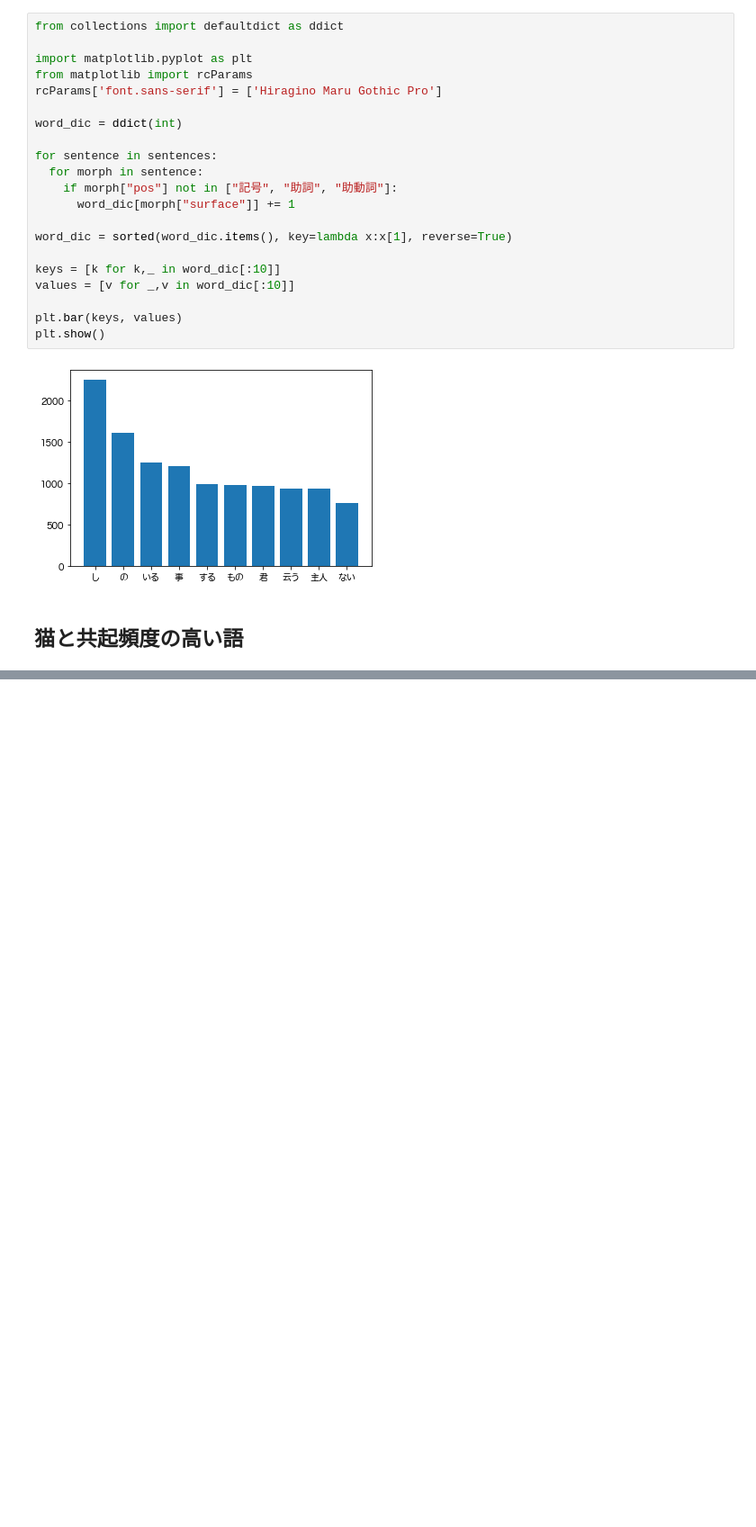
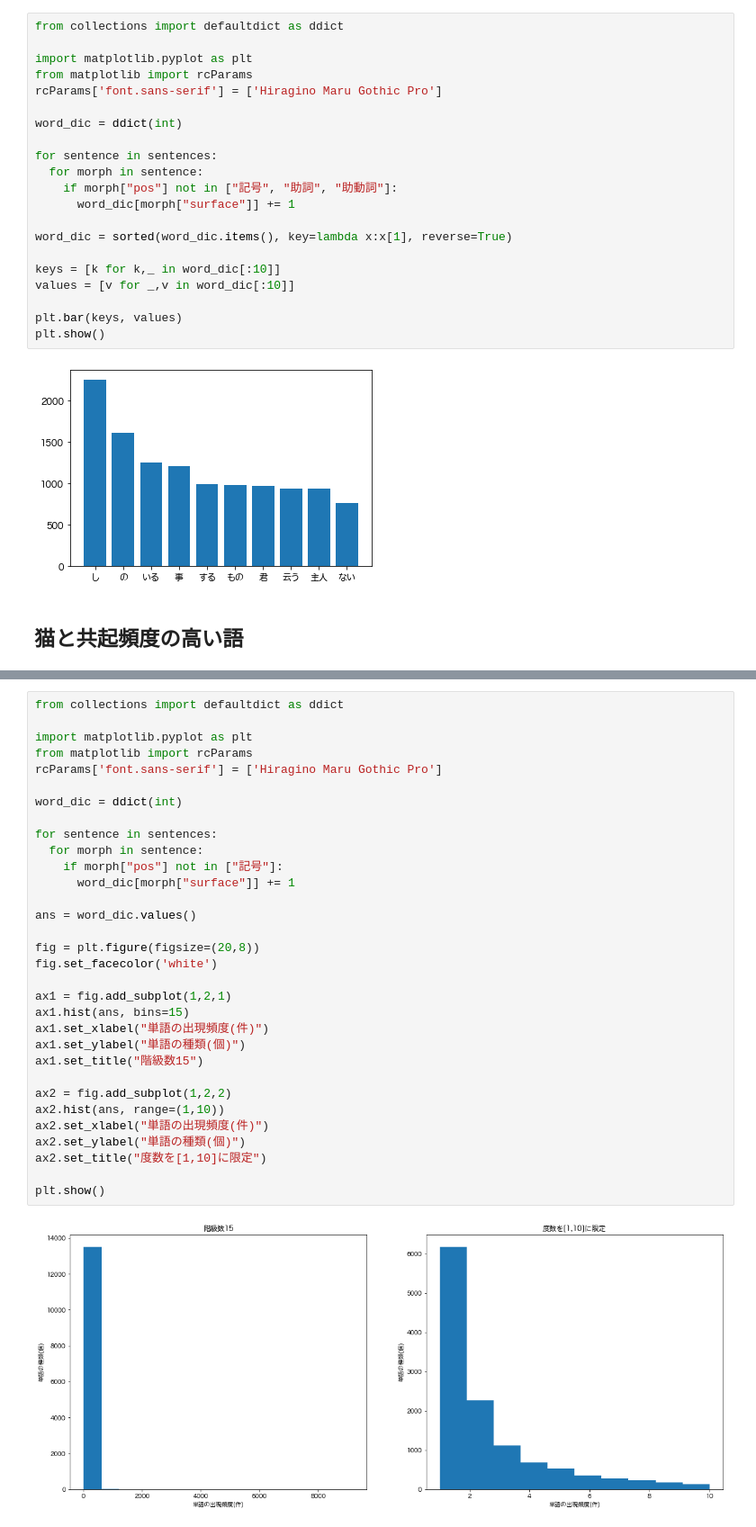
Before and after one commit to schnell1029/NLP100_2020, a Jupyter notebook: 04_形態素解析/work.ipynb, the cells around one changed output, grey strips where cells are left out. Shown: that part at 90% size. Cells and saved outputs as stored; diff of their text form; blank space fills up the shorter version.

```diff
--- a/04_形態素解析/work.ipynb
+++ b/04_形態素解析/work.ipynb
@@ -147,0 +152,34 @@ plt.show()
+# %%
+from collections import defaultdict as ddict
+
+import matplotlib.pyplot as plt
+from matplotlib import rcParams
+rcParams['font.sans-serif'] = ['Hiragino Maru Gothic Pro']
+
+word_dic = ddict(int)
+
+for sentence in sentences:
+  for morph in sentence:
+    if morph["pos"] not in ["記号"]:
+      word_dic[morph["surface"]] += 1
+
+ans = word_dic.values()
+
+fig = plt.figure(figsize=(20,8))
+fig.set_facecolor('white')
+
+ax1 = fig.add_subplot(1,2,1)
+ax1.hist(ans, bins=15)
+ax1.set_xlabel("単語の出現頻度(件)")
+ax1.set_ylabel("単語の種類(個)")
+ax1.set_title("階級数15")
+
+ax2 = fig.add_subplot(1,2,2)
+ax2.hist(ans, range=(1,10))
+ax2.set_xlabel("単語の出現頻度(件)")
+ax2.set_ylabel("単語の種類(個)")
+ax2.set_title("度数を[1,10]に限定")
+
+plt.show()
+# %% [output]
+[figure, added]
```
Also changed, not shown: parts of 6 cells of this notebook, 2 other files.
